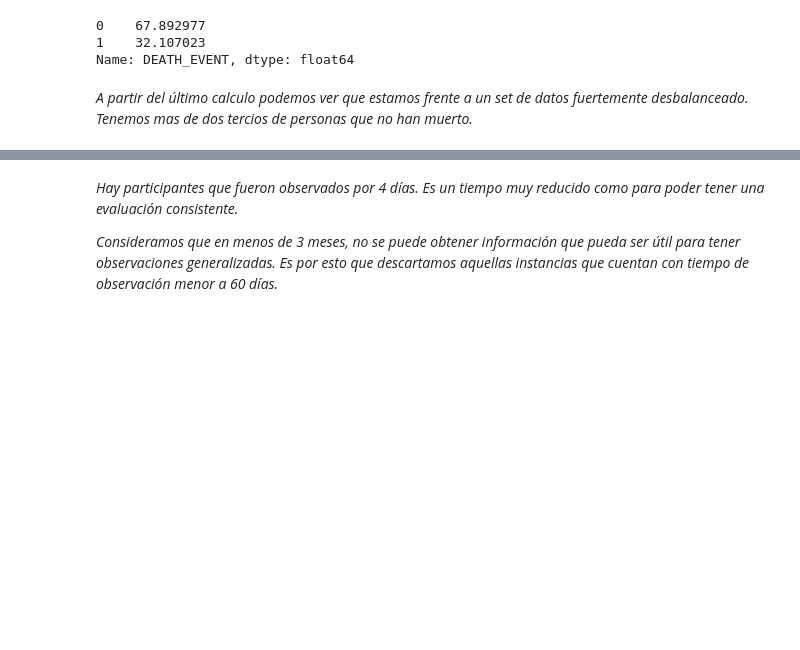
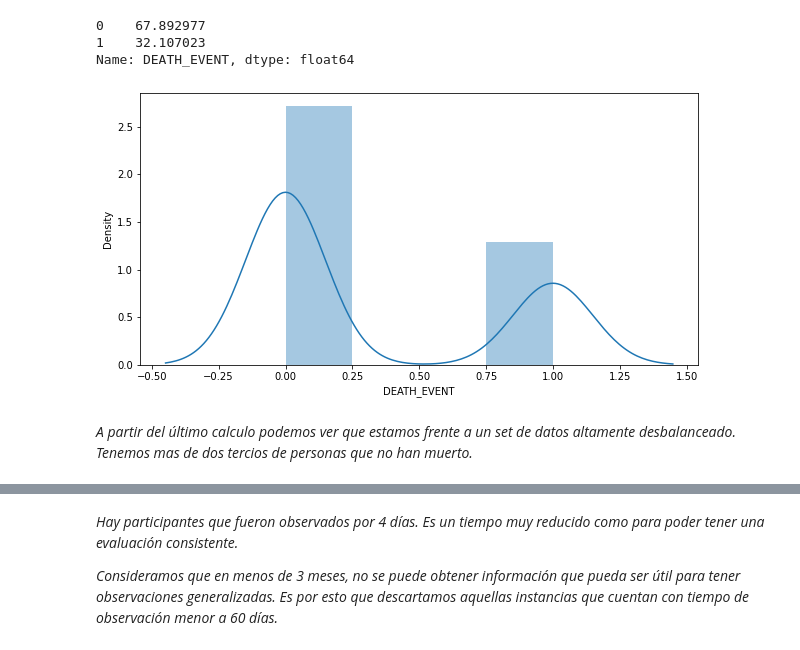
Before and after one commit to Fedenov/Aprendizaje_Automatico_Tarea3, a Jupyter notebook: Tarea3.ipynb, the cells around one changed output, grey strips where cells are left out. Saved outputs shown, nothing was run; the diff lists cells and outputs as text; code cells hidden in the pictures; blank space fills up the shorter version.

```diff
--- a/Tarea3.ipynb
+++ b/Tarea3.ipynb
@@ -97,8 +98,13 @@ dtype: int64
 0    67.892977
 1    32.107023
 Name: DEATH_EVENT, dtype: float64
+# %%
+fig, ax = plt.subplots(figsize = (10,5));
+sns.distplot(rawDataSet.iloc[:, -1]);
+# %% [output]
+[figure, added]
 # %% [markdown]
-*A partir del último calculo podemos ver que estamos frente a un set de datos fuertemente desbalanceado. Tenemos mas de dos tercios de personas que no han muerto.*
+*A partir del último calculo podemos ver que estamos frente a un set de datos altamente desbalanceado. Tenemos mas de dos tercios de personas que no han muerto.*
 # %%
 rawDataSet.describe()
 # %% [output]
```
Also changed, not shown: parts of 37 cells of this notebook.
